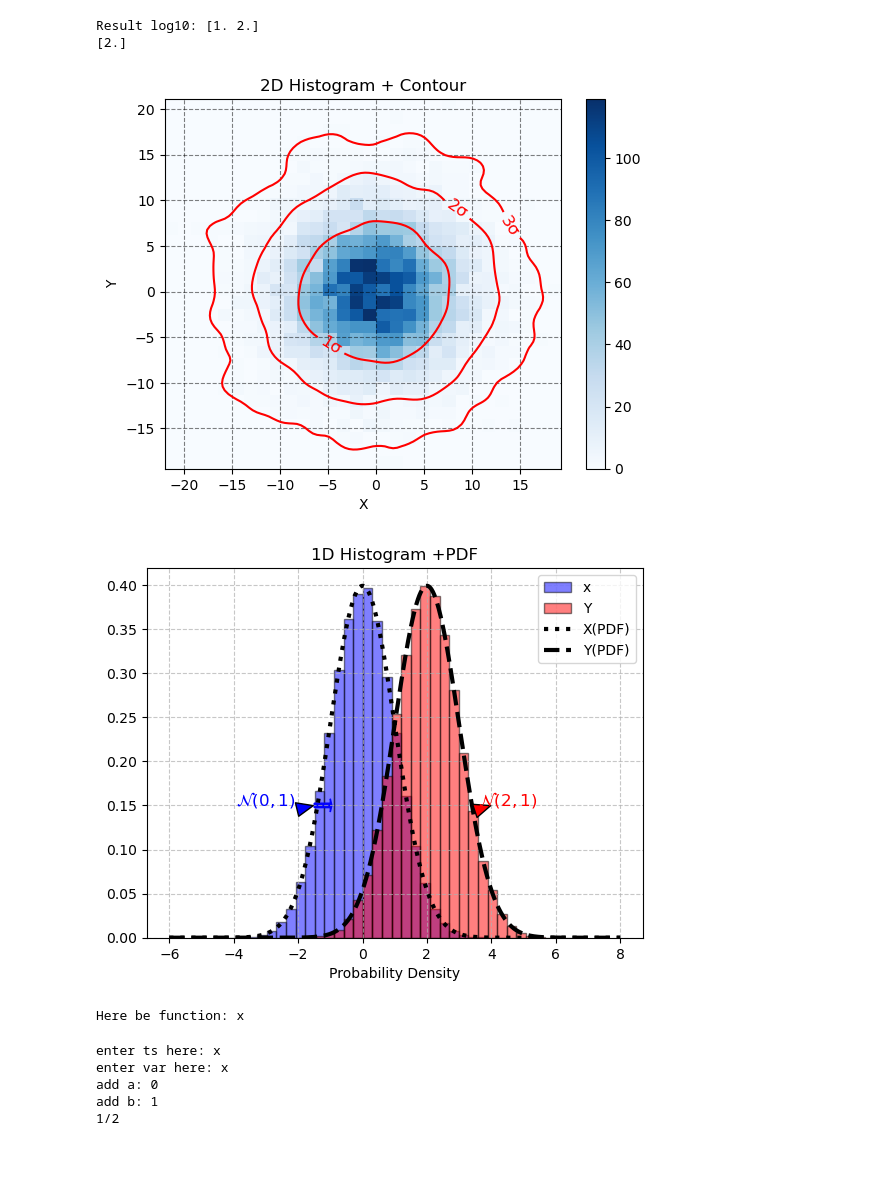
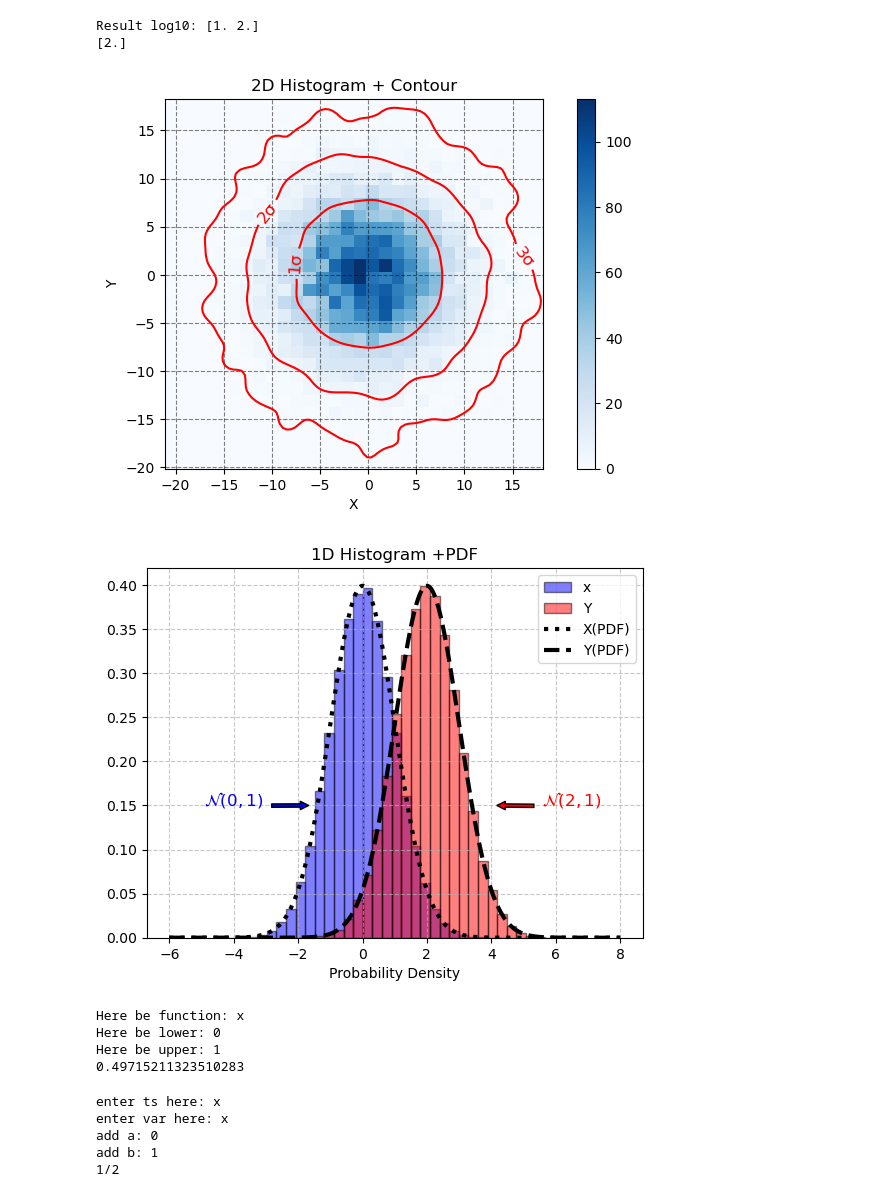
Before and after one commit to joshpiden/PROGNUM-repo, a Jupyter notebook: Task4/slop.ipynb, the cells around one changed output. Cells and saved outputs as stored; diff of their text form; code cells hidden in the pictures; blank space fills up the shorter version.

```diff
--- a/Task4/slop.ipynb
+++ b/Task4/slop.ipynb
@@ -157,34 +157,35 @@ import numpy as np
 import matplotlib.pyplot as plt
 from scipy.stats import gaussian_kde
 
 x = np.random.normal(0, 5, 10000)
 y = np.random.normal(0, 5, 10000)
 
 fig, ax = plt.subplots()
 
 h = plt.hist2d(x, y, bins=30, cmap="Blues")
 plt.colorbar(h[3])
 
 k = gaussian_kde(np.vstack([x, y]))
 xi, yi = np.mgrid[x.min():x.max():100j,y.min():y.max():100j]
 zi = k(np.vstack([xi.flatten(),yi.flatten()]))
 
 sorted_zi = np.sort(zi)
 cumdensity = np.cumsum(sorted_zi)/np.sum(sorted_zi)
 levels = [np.searchsorted(cumdensity, 1-p) for p in [0.997, 0.95, 0.68]]
 levels = [sorted_zi[i] for i in levels]
 
 CS = plt.contour(xi, yi, zi.reshape(xi.shape), levels = levels, colors ="red", linewidths = 1.5)
 
 ax.clabel(CS, inline = True, fmt={levels[0]: "3σ", levels[1]:"2σ", levels[2]:"1σ"}, fontsize = 12)
 
 plt.title("2D Histogram + Contour")
 plt.xlabel("X")
 plt.ylabel("Y")
+plt.axis('scaled')
 plt.grid(True, linestyle="--", color = "black", alpha=0.5)
 plt.show()
 # %% [output]
-[figure, old version]
+[figure, new version]
 # %%
 import numpy as np
 import matplotlib.pyplot as plt
@@ -204,11 +205,9 @@ x_range = np.linspace(-6, 8, 1000)
 plt.plot(x_range, norm.pdf(x_range, 0, 1), "k:", linewidth=3, label = "X(PDF)")
 plt.plot(x_range, norm.pdf(x_range, 2, 1), "k--", linewidth = 3, label = "Y(PDF)")
 
-ax.arrow(-1.5, 0.15, 0.5, 0, width = 0.005, color = "blue", head_length = 0.05)
 
-ax.annotate("$\mathcal{N}(0,1)$", xy =(-1.5, 0.15), xytext = (-3, 0.15), arrowprops = dict(facecolor = "blue", shrink = 0.05, width = 2, headwidth = 10), color = "blue", ha = "center", fontweight = "bold", fontsize = 12)
-ax.annotate("$\mathcal{N}(2,1)$", xy =(4, 0.15), xytext = (4.5, 0.15), arrowprops = dict(facecolor = "red", shrink = 0.05, width = 2, headwidth = 10), color = "red", ha = "center", fontweight = "bold", fontsize = 12)
-
+plt.annotate("$\mathcal{N}(0,1)$", xy =(-1.5, 0.15), xytext = (-4, 0.15), verticalalignment = "baseline", arrowprops = dict(arrowstyle = "simple", facecolor = "blue", shrinkA=4, shrinkB=4, relpos=(0, 0.2)), color = "blue", ha = "center", fontweight = "bold", fontsize = 12)
+plt.annotate("$\mathcal{N}(2,1)$", xy =(4, 0.15), xytext = (6.5, 0.15), verticalalignment = "baseline", arrowprops = dict(arrowstyle='simple',facecolor = "red", shrinkA=4, shrinkB=4, relpos=(0, 0.2)), color = "red", ha = "center", fontweight = "bold", fontsize = 12)
 plt.title("1D Histogram +PDF")
 plt.xlabel("Values")
 plt.xlabel("Probability Density")
@@ -216,15 +215,15 @@ plt.legend()
 plt.grid(True, linestyle="--", alpha = 0.7)
 plt.show()
 # %% [output]
-[figure, old version]
+[figure, new version]
 # %%
 import numpy as np
 
-def montepython(func_str, a, b, n = 10000):
+def montepython(func, a, b, n = 10000):
 
     x = np.random.uniform(a, b, n)
 
-    y = eval(func_str)
+    y = eval(func)
 
     integral = (b-a)*np.mean(y)
     return integral
@@ -238,6 +237,9 @@ result = montepython(func, a, b)
 print(result)
 # %% [output]
 Here be function: x
+Here be lower: 0
+Here be upper: 1
+0.49715211323510283
 # %%
 # 4.6
 
```
Also changed, not shown: parts of 1 cell of this notebook, 4 other files.
